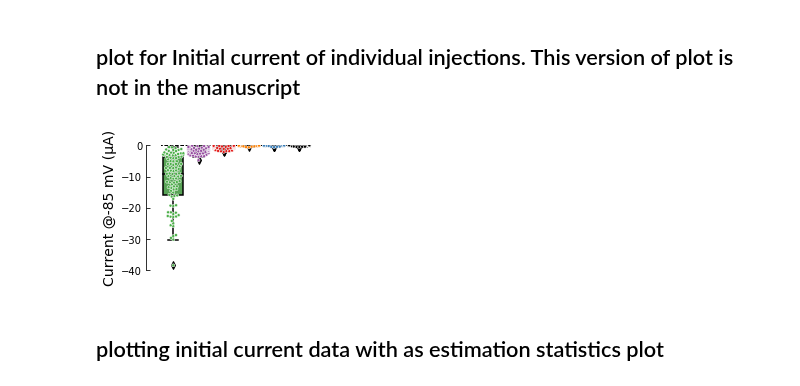
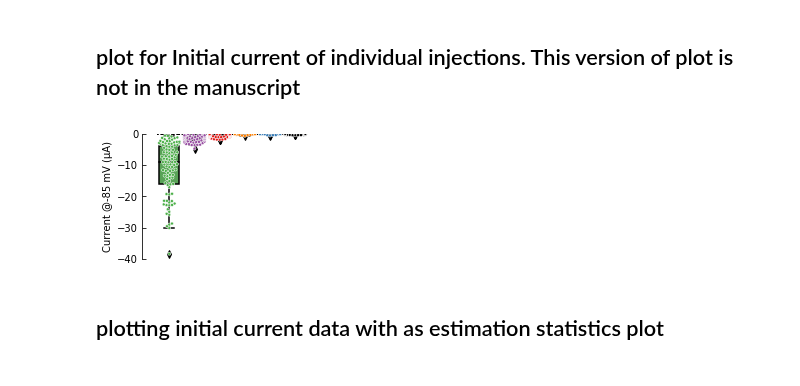
Before and after one commit to sfechner/JupyterNotebooksDEGENaCPharm, a Jupyter notebook: PlottingAllRatioDeltaValues.ipynb, the cells around one changed output. Saved outputs shown, nothing was run; the diff lists cells and outputs as text; code cells hidden in the pictures.

Commit message:
optimized figures 3 and 5 drug responses

```diff
--- a/PlottingAllRatioDeltaValues.ipynb
+++ b/PlottingAllRatioDeltaValues.ipynb
@@ -110,3 +112,9 @@ colorsESTAll = [(0.00, 0.00, 0.00),(0.89, 0.11,0.10),(0.60, 0.31,0.64),(0.22, 0.
+# %%
+AxisTickLabelSize = 8
+AxisLabelSize = 10
+AxisLegendSize = 8
+SizeOfMarker = 3
+ErrorColor = 'red'
 # %% [markdown]
 ### Figure 1
 MeanSTART Values of StartSol NaGlu1 with different single subunit Injections
@@ -171,36 +179,36 @@ InitialCurrent.to_csv(filedirManuscriptStat+'InitialCurrent.csv', header=True, i
 
 #plot 30 uM Amil
 #sns.swarmplot(x = InitialCurrent['Injection'], y = InitialCurrent['MeanSTART']*1000000 , data = InitialCurrent,palette=sns.color_palette(colors), edgecolor='white', linewidth=0.5, size = 8,ax=ax1, order=np.unique(InitialCurrent['Injection']))
 sns.swarmplot(x = InitialCurrent['Injection'], y = InitialCurrent['MeanSTART']*1000000 , data = InitialCurrent,palette=sns.color_palette(colorsSINGLES), edgecolor='white', linewidth=0.5, size = 3,ax=ax1, order=["mg419mg012","pTL69mg012","mg418mg012","mg512mg012","pTL70mg012","uninjected"])
 sns.boxplot(x = InitialCurrent['Injection'], y = InitialCurrent['MeanSTART']*1000000 , data = InitialCurrent, palette=sns.color_palette(colorsSINGLES),ax=ax1,order=["mg419mg012","pTL69mg012","mg418mg012","mg512mg012","pTL70mg012","uninjected"])
 ##### AXIS 1 ####
 #ax1.set_ylim([-50, 1])
 ax1.set_ylim([-40, 0.1])
 ax1.spines['right'].set_visible(False)                                  # no spine at the right
 ax1.spines['top'].set_visible(False)                                     # no spine at the top
 ax1.yaxis.set_ticks_position('left')                                     # ticks at the left
 ax1.xaxis.set_ticks_position('bottom')                                 # no spine at the right
 ax1.spines['left'].set_position(('outward',15))                           # a spine at the left that is put a little aside
 ax1.spines['bottom'].set_position(('outward',10))
 ax1.spines['top'].set_position(('axes',5))
 ax1.get_yaxis().set_tick_params(direction='in')
 ax1.get_xaxis().set_tick_params(direction='in')
 ax1.plot([-1,20], [0,0] , 'k--', color='#000000', linewidth=1)#gray line for Zero or 1
 ax1.tick_params(axis='both', which='major', labelsize=10)
 #ax1.set_title('bla',size=18)
 ax1.set_xticklabels(["mg419mg012","pTL69mg012","mg418mg012","mg512mg012","pTL70mg012","uninjected"],rotation=30)
 ax1.spines['bottom'].set_visible(False)
 ax1.xaxis.set_visible(False)
 
-plt.ylabel('Current @-85 mV (µA)', fontsize=14)
-plt.xlabel('DEG/ENaC/ASIC subunits', fontsize=16)
+plt.ylabel('Current @-85 mV (µA)', fontsize=AxisLabelSize)
+plt.xlabel('DEG/ENaC/ASIC subunits', fontsize=AxisLabelSize)
 plt.gcf().subplots_adjust(bottom=0.3, left=0.3)
 plt.savefig(filedir+"Fig1-NaGlu-MeanStart"+'.pdf')
 #plt.savefig(filedir+"Fig1-NaGlu-MeanStart"+'.eps')
 plt.savefig(filedirManuscript+"Fig1-NaGlu-MeanStart"+'.pdf')
 plt.show()
 # %% [output]
-[figure, old version]
+[figure, new version]
 # %% [markdown]
 ## plotting initial current data with as estimation statistics plot
 # %%
```
Also changed, not shown: parts of 50 cells of this notebook.
